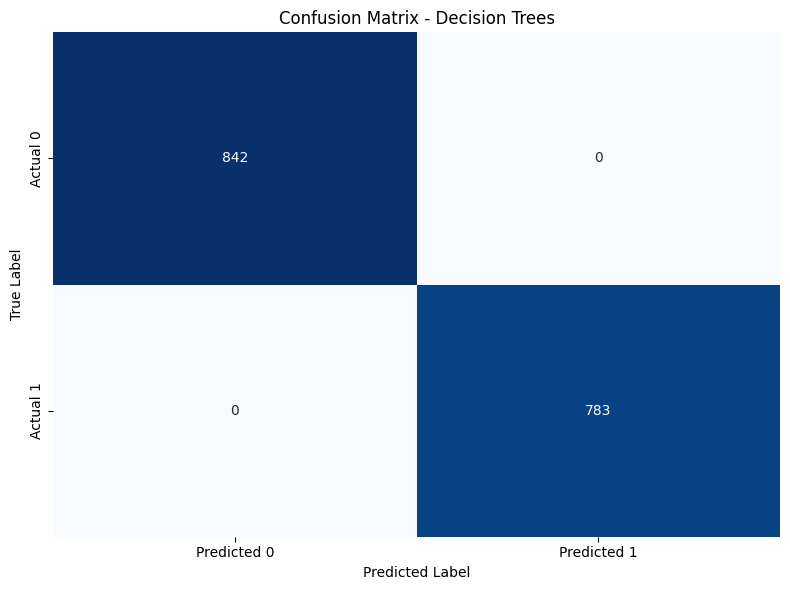
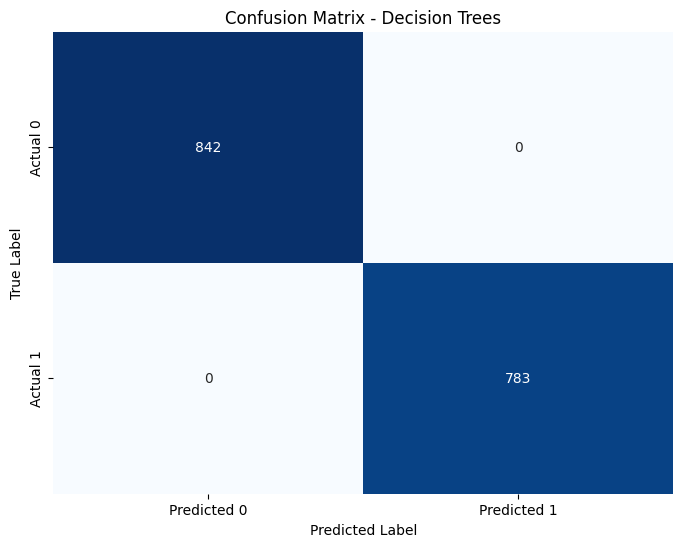
Unified diff of the notebook cell whose output changed from the first chart to the second:
--- before
+++ after
@@ -6,5 +6,4 @@
 plt.xlabel("Predicted Label")
 plt.ylabel("True Label")
-plt.tight_layout()
-plt.savefig("Conf_matrix_decisiontrees.png",dpi=300)
+plt.savefig("Conf_matrix_decisiontrees.png",dpi=300,bbox_inches='tight')
 plt.show()

Commit: new change